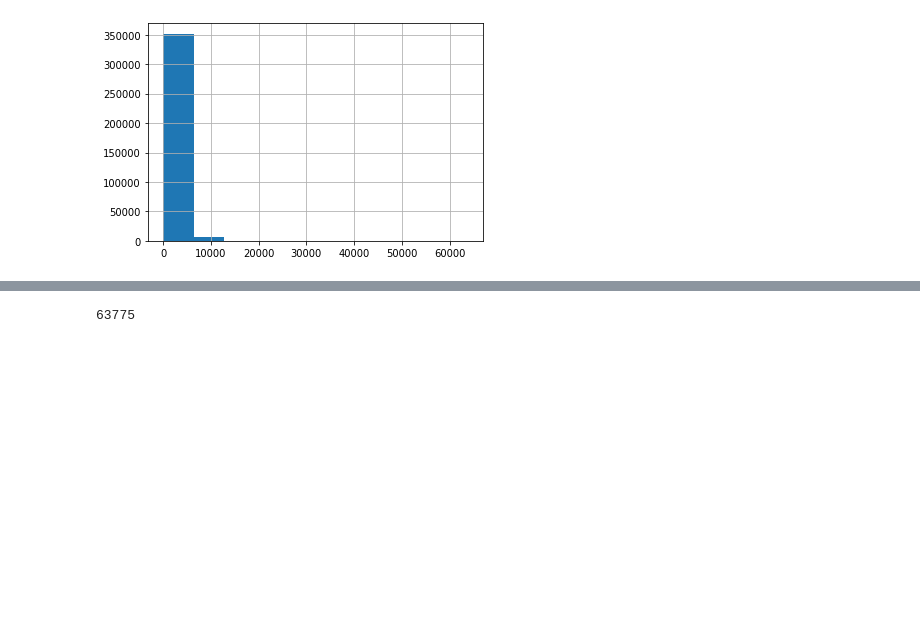
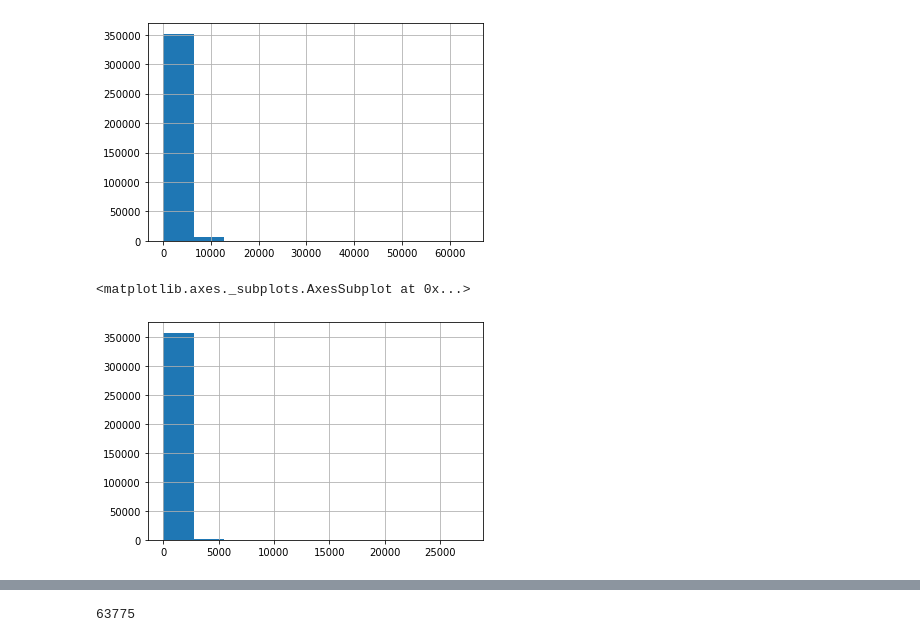
Before and after one commit to medeirosf/2020-CS109B, a Jupyter notebook: content/projects/notebook/cs109b_FP_EDA.ipynb, the cells around one changed output, grey strips where cells are left out. Drawn from its saved outputs; the diff is of its cells as text; code cells hidden in the pictures; blank space fills up the shorter version.

```diff
--- a/content/projects/notebook/cs109b_FP_EDA.ipynb
+++ b/content/projects/notebook/cs109b_FP_EDA.ipynb
@@ -324,5 +325,8 @@ Most opinions have less than 20,000 characters. The longest opinion has 390,000
 # %%
 # Cell takes too long to run and fails. Consider tokenizing with nltk or on a sample
 # the number of words appearing in each opinion
-data['casebody.data.opinions.word_count'] = data['casebody.data.opinions.text0'].apply(lambda x: len(str(x).split()))
+data['casebody.data.opinions.word_count0'] = data['casebody.data.opinions.text0'].apply(lambda x: len(str(x).split()))
+data['casebody.data.opinions.word_count1'] = data['casebody.data.opinions.text1'].apply(lambda x: len(str(x).split()))
+data['casebody.data.opinions.word_count2'] = data['casebody.data.opinions.text2'].apply(lambda x: len(str(x).split()))
+data['casebody.data.opinions.word_count3'] = data['casebody.data.opinions.text3'].apply(lambda x: len(str(x).split()))
 # %%
@@ -330,3 +334,8 @@ data['casebody.data.opinions.word_count'].hist()
 # %% [output]
 <matplotlib.axes._subplots.AxesSubplot at 0x...>
 [figure]
+# %%
+data['casebody.data.opinions.word_count1'].hist()
+# %% [output]
+<matplotlib.axes._subplots.AxesSubplot at 0x...>
+[figure, added]
```
Also changed, not shown: parts of 14 cells of this notebook.
